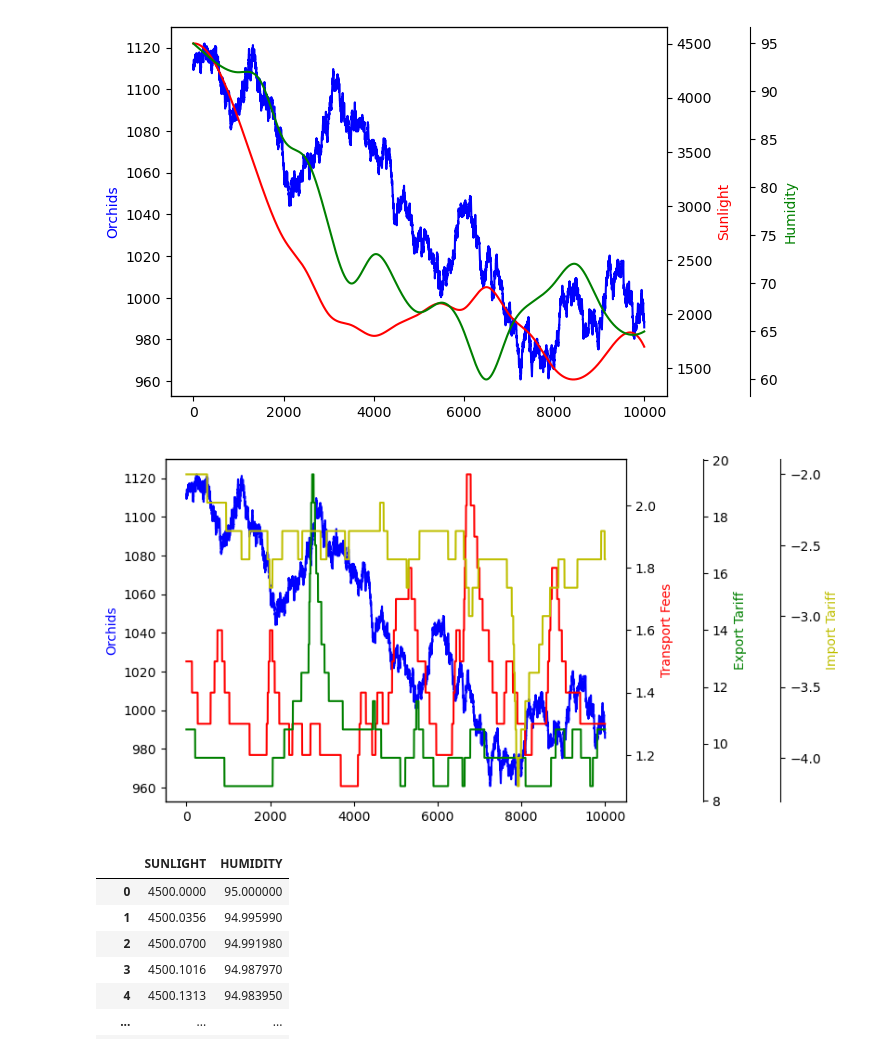
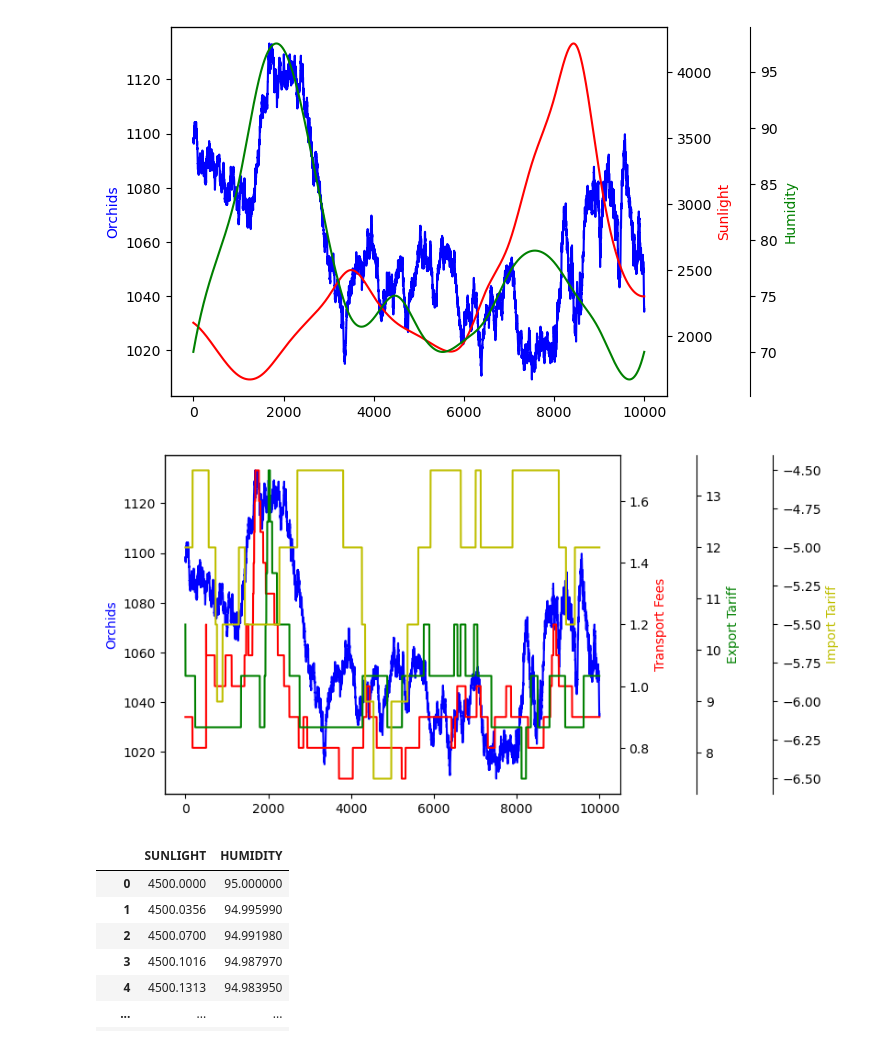
Before and after one commit to AlviseSembenico/IMC-prosperity, a Jupyter notebook: notebooks/round2.ipynb, the cells around one changed output. Saved outputs shown, nothing was run; the diff lists cells and outputs as text; code cells hidden in the pictures.

```diff
--- a/notebooks/round2.ipynb
+++ b/notebooks/round2.ipynb
@@ -1,8 +1,9 @@
 # %%
 import pandas as pd
 from matplotlib import pyplot as plt
+import numpy as np
 
-df = pd.read_csv('../data/round2/0.csv', delimiter=';')
+df = pd.read_csv('../data/round2/1.csv', delimiter=';')
 l = 1
 df = df.loc[:len(df) // (1 / l)]
 df.head()
@@ -29,35 +30,35 @@ plt.show()
 
 fig, ax1 = plt.subplots()
 
 # Primary y-axis
 ax1.plot(df['ORCHIDS'], color='b', label='Orchids')
 ax1.set_ylabel('Orchids', color='b')
 # ax1.legend(loc='upper left')
 
 # First secondary y-axis
 ax2 = ax1.twinx()
 ax2.plot(df['TRANSPORT_FEES'], color='r', label='Transport Fees')
 ax2.set_ylabel('Transport Fees', color='r')
 # ax2.legend(loc='upper right')
 
 # Second secondary y-axis
 ax3 = ax1.twinx()
 ax3.spines['right'].set_position(('outward', 60))  # Shift it outward
 ax3.plot(df['EXPORT_TARIFF'], color='g', label='Export Tariff')
 ax3.set_ylabel('Export Tariff', color='g')
 # ax3.legend(loc='lower right')
 
 # Third secondary y-axis
 ax4 = ax1.twinx()
 ax4.spines['right'].set_position(('outward', 120))  # Further shift it outward
 ax4.plot(df['IMPORT_TARIFF'], color='y', label='Import Tariff')
 ax4.set_ylabel('Import Tariff', color='y')
 # ax4.legend(loc='lower left')
 
 plt.show()
 # %% [output]
-[figure, old version]
+[figure, new version]
-[figure, old version]
+[figure, new version]
 # %%
 # df[['ORCHIDS']]
 df[['SUNLIGHT', 'HUMIDITY']][:-1]
```
Also changed, not shown: parts of 7 cells of this notebook.
